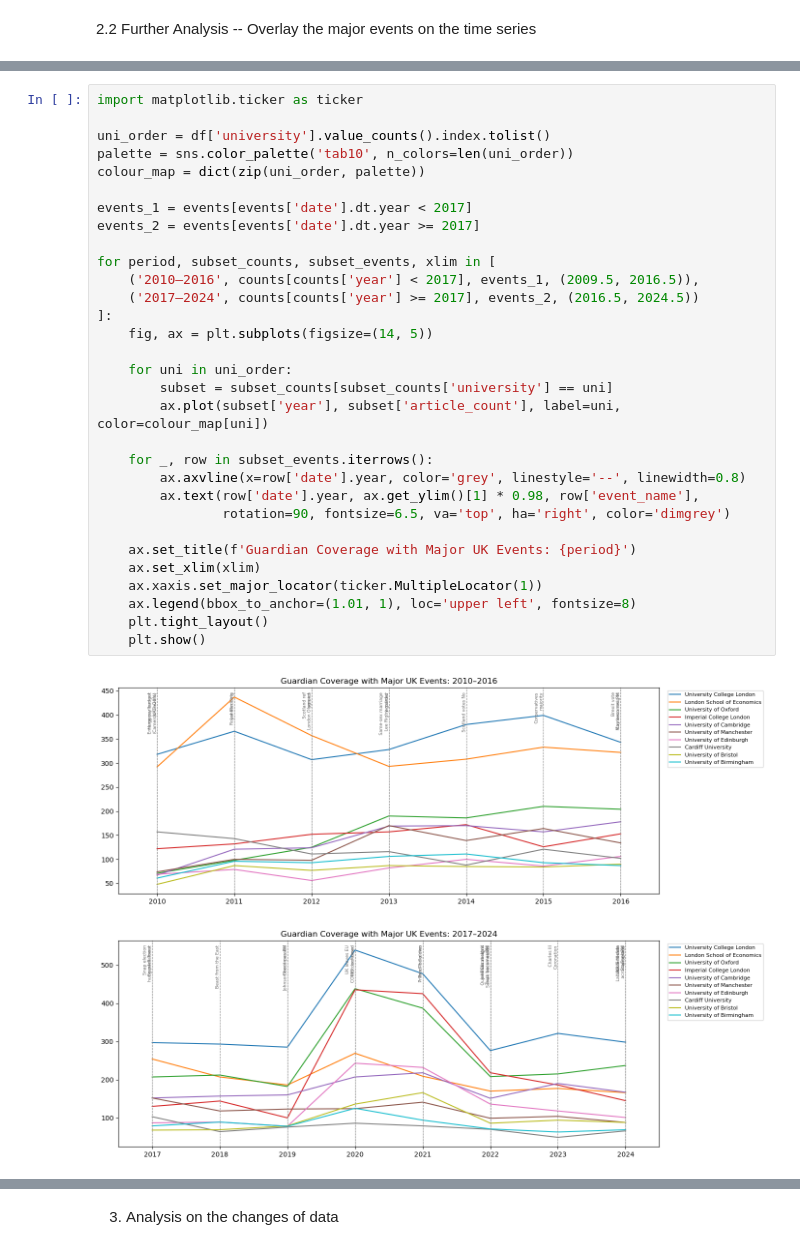
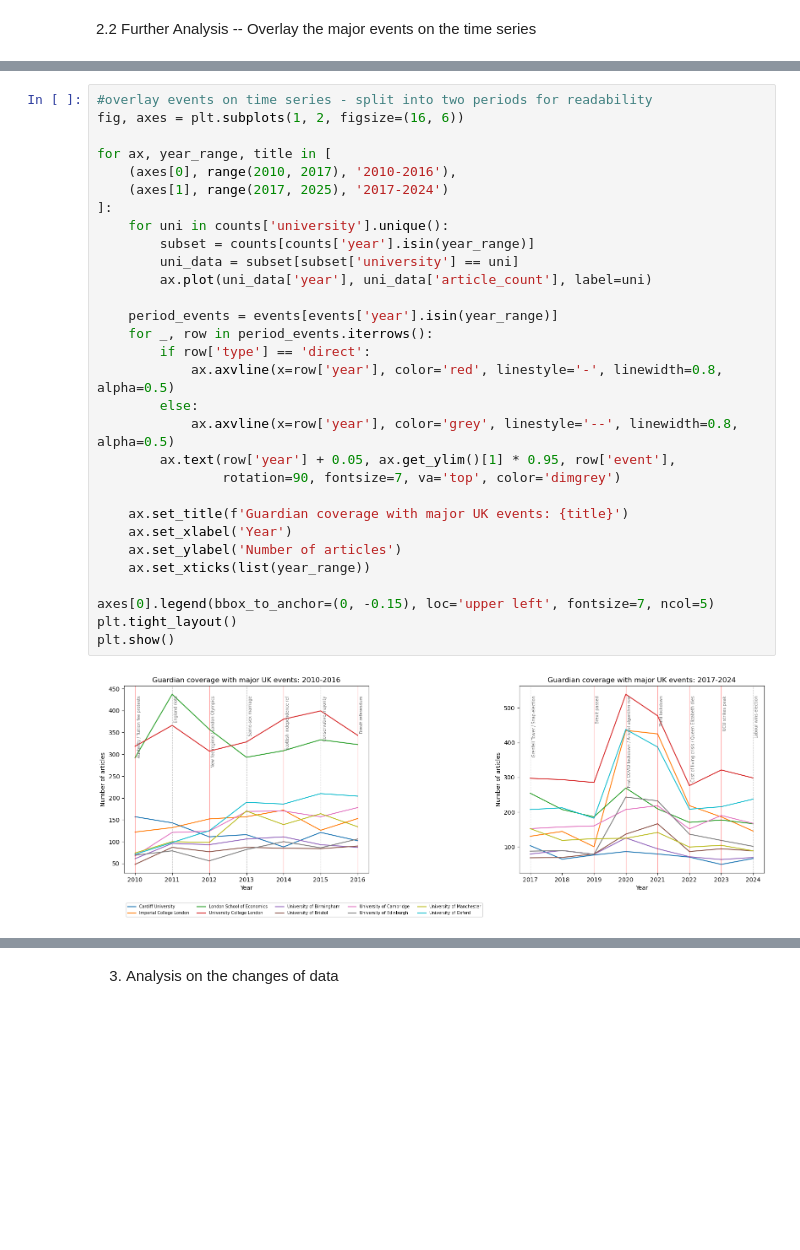
Before and after one commit to ruoxuannn/st115-guardian-project, a Jupyter notebook: huixi.ipynb, the cells around one changed output, grey strips where cells are left out. Cells and saved outputs as stored; diff of their text form; blank space fills up the shorter version.

```diff
--- a/huixi.ipynb
+++ b/huixi.ipynb
@@ -182,35 +101,33 @@ events['date'] = pd.to_datetime(events['date'])
 # %%
-import matplotlib.ticker as ticker
+#overlay events on time series - split into two periods for readability
+fig, axes = plt.subplots(1, 2, figsize=(16, 6))
 
-uni_order = df['university'].value_counts().index.tolist()
-palette = sns.color_palette('tab10', n_colors=len(uni_order))
-colour_map = dict(zip(uni_order, palette))
+for ax, year_range, title in [
+    (axes[0], range(2010, 2017), '2010-2016'),
+    (axes[1], range(2017, 2025), '2017-2024')
+]:
+    for uni in counts['university'].unique():
+        subset = counts[counts['year'].isin(year_range)]
+        uni_data = subset[subset['university'] == uni]
+        ax.plot(uni_data['year'], uni_data['article_count'], label=uni)
 
-events_1 = events[events['date'].dt.year < 2017]
-events_2 = events[events['date'].dt.year >= 2017]
+    period_events = events[events['year'].isin(year_range)]
+    for _, row in period_events.iterrows():
+        if row['type'] == 'direct':
+            ax.axvline(x=row['year'], color='red', linestyle='-', linewidth=0.8, alpha=0.5)
+        else:
+            ax.axvline(x=row['year'], color='grey', linestyle='--', linewidth=0.8, alpha=0.5)
+        ax.text(row['year'] + 0.05, ax.get_ylim()[1] * 0.95, row['event'],
+                rotation=90, fontsize=7, va='top', color='dimgrey')
 
-for period, subset_counts, subset_events, xlim in [
-    ('2010–2016', counts[counts['year'] < 2017], events_1, (2009.5, 2016.5)),
-    ('2017–2024', counts[counts['year'] >= 2017], events_2, (2016.5, 2024.5))
-]:
-    fig, ax = plt.subplots(figsize=(14, 5))
+    ax.set_title(f'Guardian coverage with major UK events: {title}')
+    ax.set_xlabel('Year')
+    ax.set_ylabel('Number of articles')
+    ax.set_xticks(list(year_range))
 
-    for uni in uni_order:
-        subset = subset_counts[subset_counts['university'] == uni]
-        ax.plot(subset['year'], subset['article_count'], label=uni, color=colour_map[uni])
-
-    for _, row in subset_events.iterrows():
-        ax.axvline(x=row['date'].year, color='grey', linestyle='--', linewidth=0.8)
-        ax.text(row['date'].year, ax.get_ylim()[1] * 0.98, row['event_name'],
-                rotation=90, fontsize=6.5, va='top', ha='right', color='dimgrey')
-
-    ax.set_title(f'Guardian Coverage with Major UK Events: {period}')
-    ax.set_xlim(xlim)
-    ax.xaxis.set_major_locator(ticker.MultipleLocator(1))
-    ax.legend(bbox_to_anchor=(1.01, 1), loc='upper left', fontsize=8)
-    plt.tight_layout()
-    plt.show()
+axes[0].legend(bbox_to_anchor=(0, -0.15), loc='upper left', fontsize=7, ncol=5)
+plt.tight_layout()
+plt.show()
 # %% [output]
-[figure, old version]
+[figure, new version]
-[figure, removed]
 # %% [markdown]
```
Also changed, not shown: parts of 7 cells of this notebook, 4 other files.
